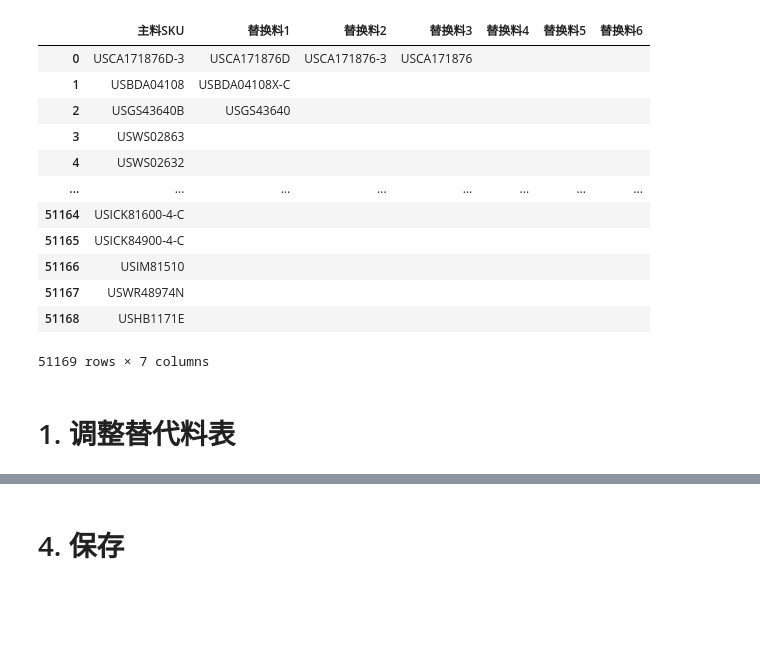
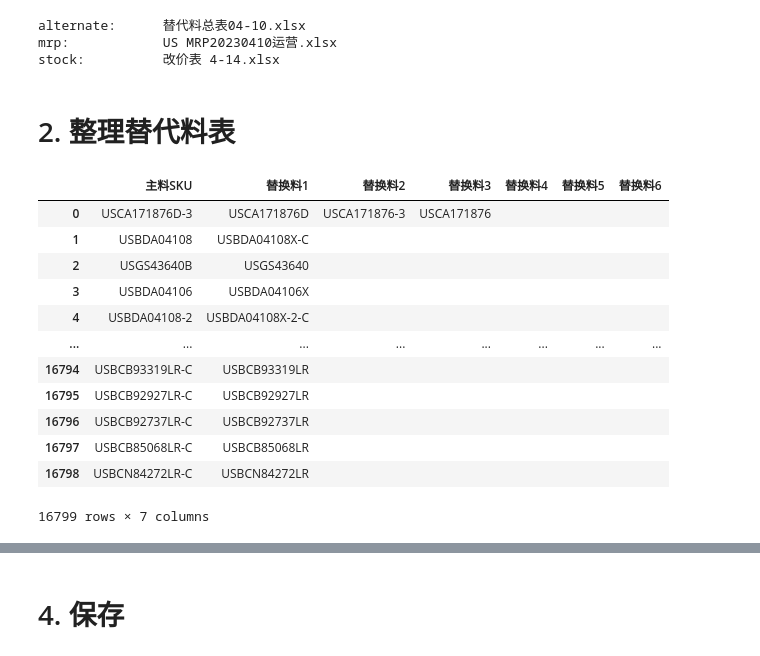
Before and after one commit to hzm1124/YangTeng, a Jupyter notebook: 2.断货汇报/1-库存表生成-Lennon.ipynb, the cells around one changed output, grey strips where cells are left out. Cells and saved outputs as stored; diff of their text form; code cells hidden in the pictures; blank space fills up the shorter version.

```diff
--- a/2.断货汇报/1-库存表生成-Lennon.ipynb
+++ b/2.断货汇报/1-库存表生成-Lennon.ipynb
@@ -21,22 +8,43 @@ out = '../../file/Lennon_断货汇报_整理好的库存表_NOW().xlsx'
+# %%
+list_file = list(os.walk('./'))[0][2]
+for file in list_file:
+    if '替代料总表' in file:
+        alternate = file
+    elif '改价表' in file:
+        stock = file
+    elif 'US MRP' in file:
+        mrp = file
+
+print(f'alternate: \t{alternate}')
+print(f'stock: \t\t{stock}')
+print(f'mrp: \t\t{mrp}')
+# %% [output]
+alternate:      替代料总表04-10.xlsx
+mrp:            US MRP20230410运营.xlsx
+stock:          改价表 4-14.xlsx
+# %% [markdown]
+# 2. 整理替代料表
 # %%
 import pandas as pd
-# %%
-temp_df_alternate = pd.read_excel(alternate, sheet_name='MRP SKU库存', header=1)[['主料SKU', '替换料1', '替换料2', '替换料3', '替换料4', '替换料5', '替换料6']].fillna('')
-
-temp_df_alternate
-# %% [output]
-|  | 主料SKU | 替换料1 | 替换料2 | 替换料3 | 替换料4 | 替换料5 | 替换料6 |
-| 0 | USCA171876D-3 | USCA171876D | USCA171876-3 | USCA171876 |  |  |  |
-| 1 | USBDA04108 | USBDA04108X-C |  |  |  |  |  |
-| 2 | USGS43640B | USGS43640 |  |  |  |  |  |
-| 3 | USWS02863 |  |  |  |  |  |  |
-| 4 | USWS02632 |  |  |  |  |  |  |
-| ... | ... | ... | ... | ... | ... | ... | ... |
-| 51164 | USICK81600-4-C |  |  |  |  |  |  |
-| 51165 | USICK84900-4-C |  |  |  |  |  |  |
-| 51166 | USIM81510 |  |  |  |  |  |  |
-| 51167 | USWR48974N |  |  |  |  |  |  |
-| 51168 | USHB1171E |  |  |  |  |  |  |
-51169 rows × 7 columns
-# %% [markdown]
-# 1. 调整替代料表
+# %%
+df_alternate = pd.read_excel(alternate,
+                             header=1,
+                             usecols='G, L, Q, V, AA, AF, AK').fillna('')
+
+df_alternate = df_alternate[df_alternate['替换料1'] != ''].reset_index(drop=True)
+
+df_alternate
+# %% [output]
+|  | 主料SKU | 替换料1 | 替换料2 | 替换料3 | 替换料4 | 替换料5 | 替换料6 |
+| 0 | USCA171876D-3 | USCA171876D | USCA171876-3 | USCA171876 |  |  |  |
+| 1 | USBDA04108 | USBDA04108X-C |  |  |  |  |  |
+| 2 | USGS43640B | USGS43640 |  |  |  |  |  |
+| 3 | USBDA04106 | USBDA04106X |  |  |  |  |  |
+| 4 | USBDA04108-2 | USBDA04108X-2-C |  |  |  |  |  |
+| ... | ... | ... | ... | ... | ... | ... | ... |
+| 16794 | USBCB93319LR-C | USBCB93319LR |  |  |  |  |  |
+| 16795 | USBCB92927LR-C | USBCB92927LR |  |  |  |  |  |
+| 16796 | USBCB92737LR-C | USBCB92737LR |  |  |  |  |  |
+| 16797 | USBCB85068LR-C | USBCB85068LR |  |  |  |  |  |
+| 16798 | USBCN84272LR-C | USBCN84272LR |  |  |  |  |  |
+16799 rows × 7 columns
```
Also changed, not shown: parts of 21 cells of this notebook, 12 other files.
